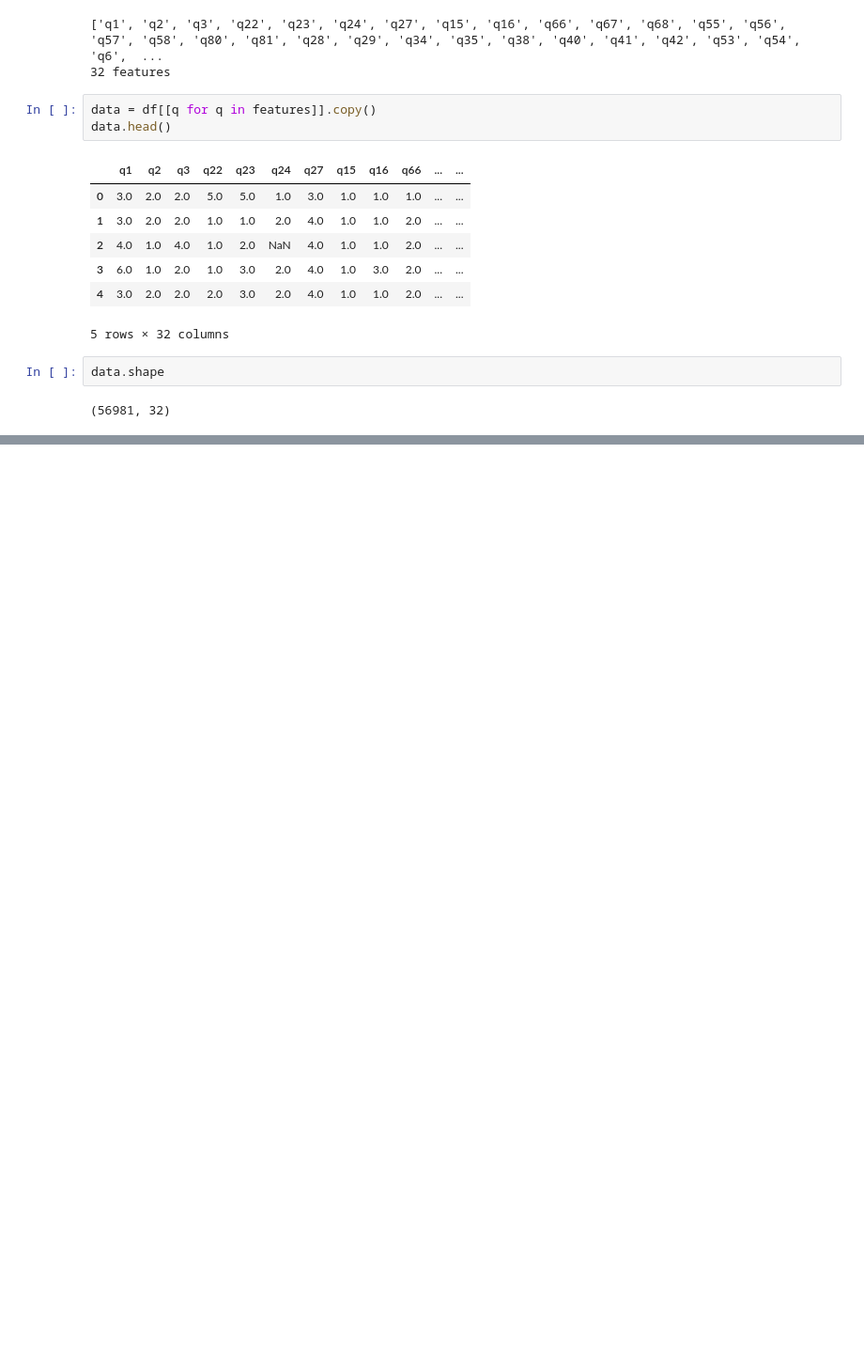
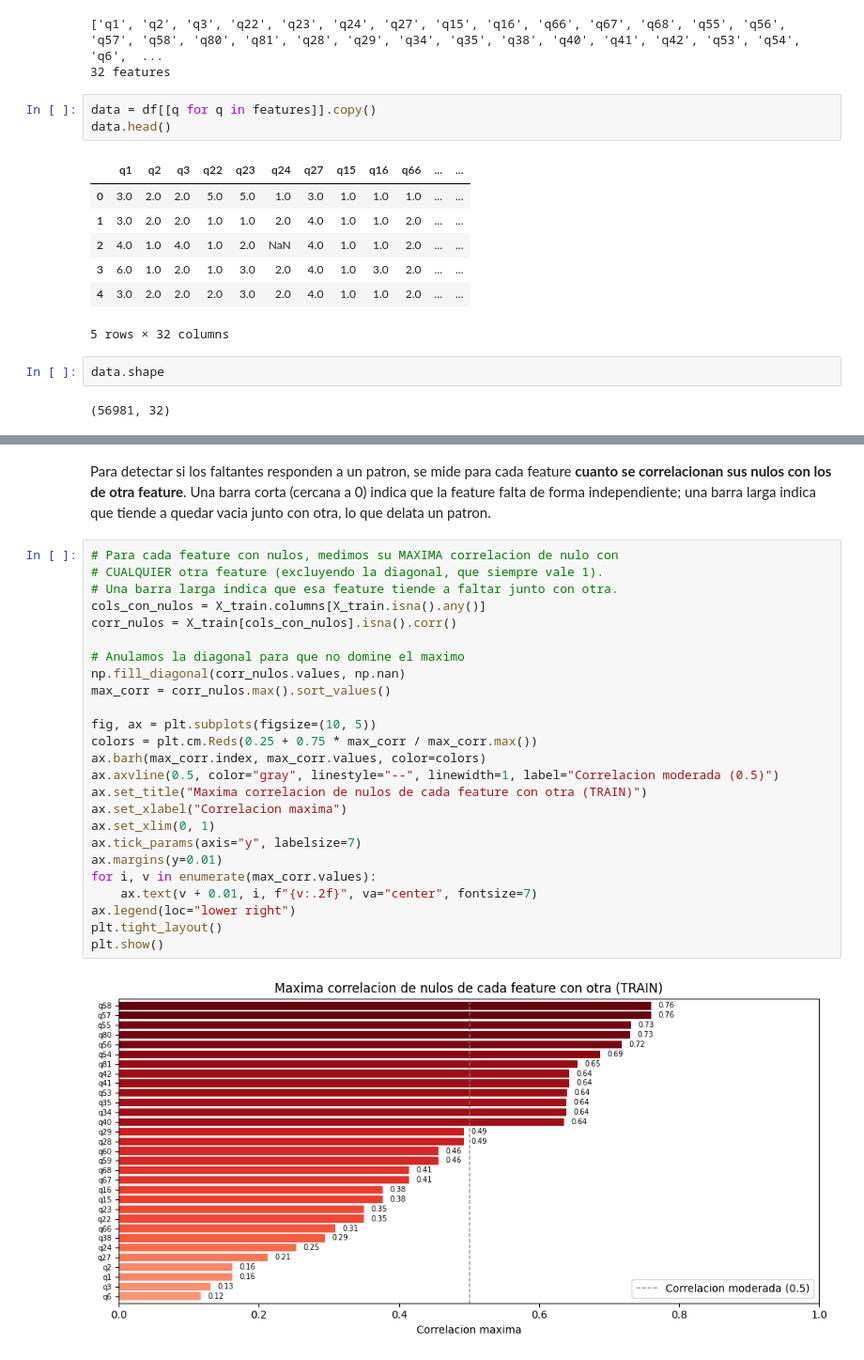
Before and after one commit to CimimUxMaio/tp_g10_AndD, a Jupyter notebook: EDA.ipynb, the cells around one changed output, grey strips where cells are left out. Shown at 94% size. Drawn from its saved outputs; the diff is of its cells as text; blank space fills up the shorter version.

```diff
--- a/EDA.ipynb
+++ b/EDA.ipynb
@@ -309,0 +394,29 @@ data.shape
+# %% [markdown]
+Para detectar si los faltantes responden a un patron, se mide para cada feature **cuanto se correlacionan sus nulos con los de otra feature**. Una barra corta (cercana a 0) indica que la feature falta de forma independiente; una barra larga indica que tiende a quedar vacia junto con otra, lo que delata un patron.
+# %%
+# Para cada feature con nulos, medimos su MAXIMA correlacion de nulo con
+# CUALQUIER otra feature (excluyendo la diagonal, que siempre vale 1).
+# Una barra larga indica que esa feature tiende a faltar junto con otra.
+cols_con_nulos = X_train.columns[X_train.isna().any()]
+corr_nulos = X_train[cols_con_nulos].isna().corr()
+
+# Anulamos la diagonal para que no domine el maximo
+np.fill_diagonal(corr_nulos.values, np.nan)
+max_corr = corr_nulos.max().sort_values()
+
+fig, ax = plt.subplots(figsize=(10, 5))
+colors = plt.cm.Reds(0.25 + 0.75 * max_corr / max_corr.max())
+ax.barh(max_corr.index, max_corr.values, color=colors)
+ax.axvline(0.5, color="gray", linestyle="--", linewidth=1, label="Correlacion moderada (0.5)")
+ax.set_title("Maxima correlacion de nulos de cada feature con otra (TRAIN)")
+ax.set_xlabel("Correlacion maxima")
+ax.set_xlim(0, 1)
+ax.tick_params(axis="y", labelsize=7)
+ax.margins(y=0.01)
+for i, v in enumerate(max_corr.values):
+    ax.text(v + 0.01, i, f"{v:.2f}", va="center", fontsize=7)
+ax.legend(loc="lower right")
+plt.tight_layout()
+plt.show()
+# %% [output]
+[figure, added]
```
Also changed, not shown: parts of 31 cells of this notebook.
